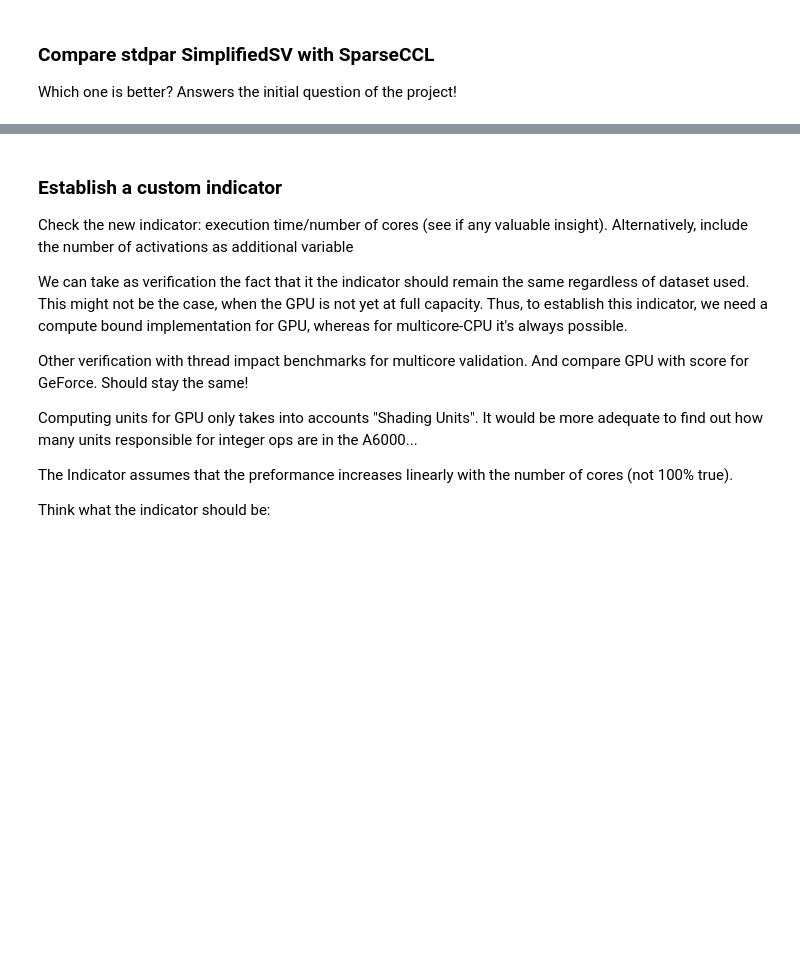
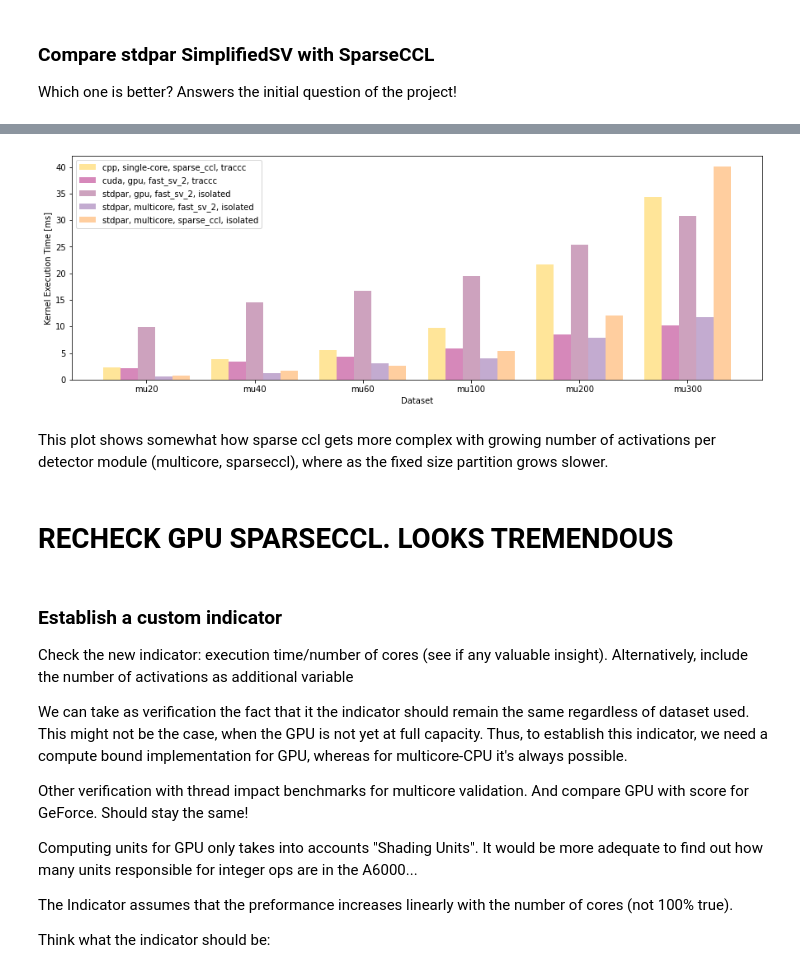
Before and after one commit to ugGit/stdpar-benchmark-analysis, a Jupyter notebook: analysis.ipynb, the cells around one changed output, grey strips where cells are left out. Cells and saved outputs as stored; diff of their text form; code cells hidden in the pictures; blank space fills up the shorter version.

```diff
--- a/analysis.ipynb
+++ b/analysis.ipynb
@@ -445,3 +478,16 @@ Which one is better? Answers the initial question of the project!
+# %%
+overall_exclude_gpu_sparse_ccl = df[(final_fast_sv_two_mask | final_sparse_ccl_mask) & ~(sparse_ccl_mask & gpu_mask)]
+plot_df(df=overall_exclude_gpu_sparse_ccl,
+        distinct_columns=('programming_model', 'target_mode', 'algorithm', 'environment'),
+        label_fields=('programming_model', 'target_mode', 'algorithm', 'environment'),
+        # title=f'Performance of FastSV based on partition size in isolated environment',
+       )
+# %% [output]
+[figure, added]
+# %% [markdown]
+This plot shows somewhat how sparse ccl gets more complex with growing number of activations per detector module (multicore, sparseccl), where as the fixed size partition grows slower.
+# %% [markdown]
+#  RECHECK GPU SPARSECCL. LOOKS TREMENDOUS
 # %% [markdown]
 ### Establish a custom indicator
 
```
Also changed, not shown: parts of 4 cells of this notebook.
